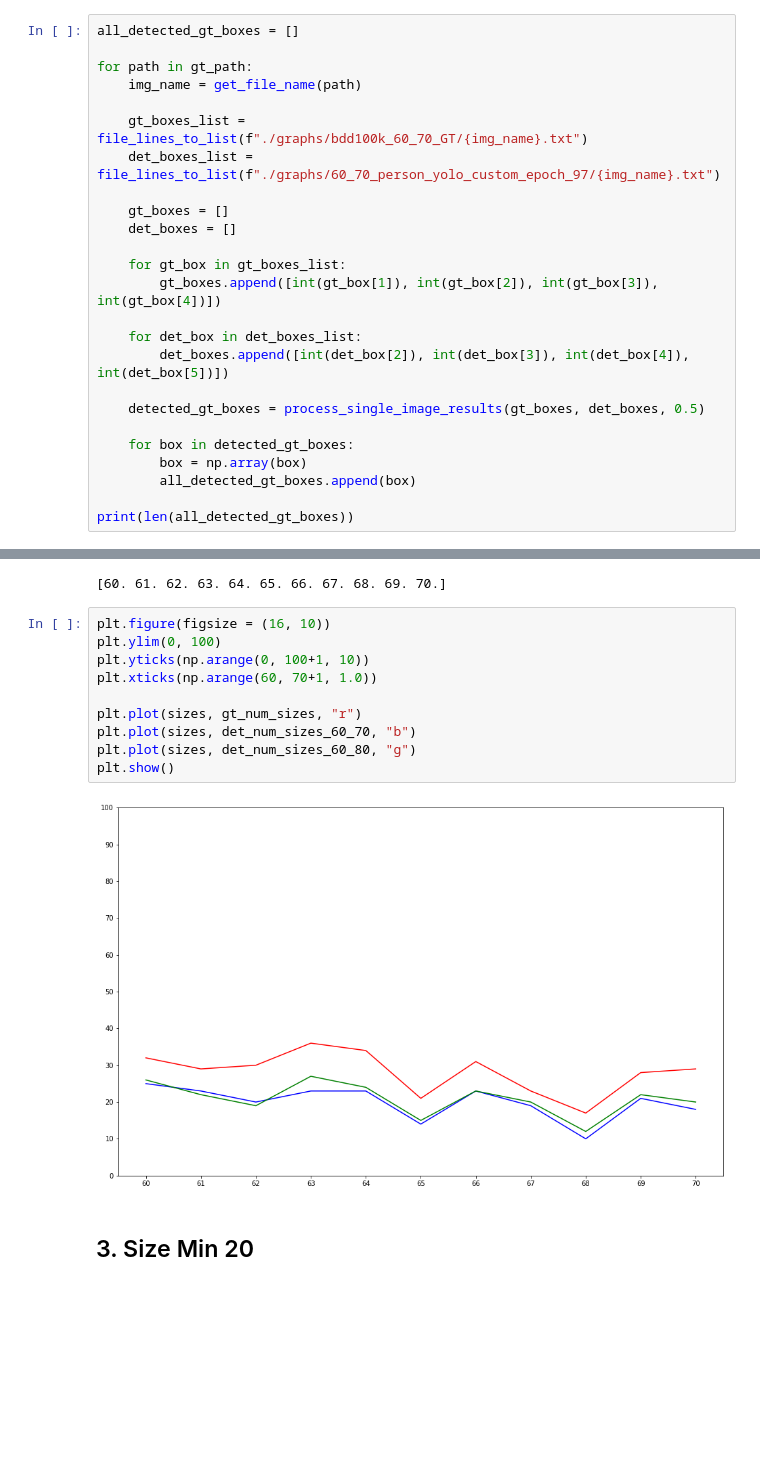
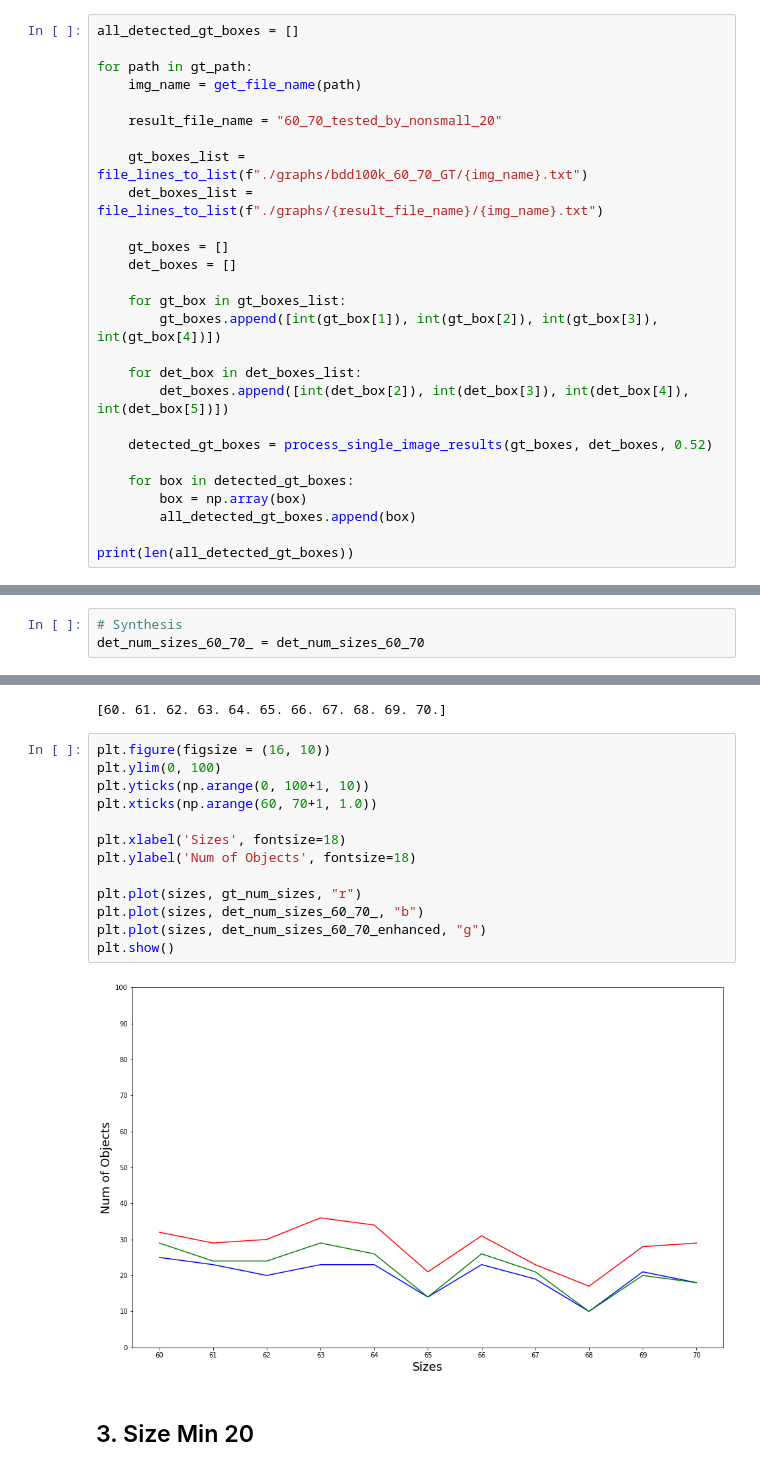
Before and after one commit to tranleanh/leanh-collections, a Jupyter notebook: gt_tp_fp_graphs_run.ipynb, the cells around one changed output, grey strips where cells are left out. Saved outputs shown, nothing was run; the diff lists cells and outputs as text; blank space fills up the shorter version.

```diff
--- a/gt_tp_fp_graphs_run.ipynb
+++ b/gt_tp_fp_graphs_run.ipynb
@@ -102,8 +103,10 @@ all_detected_gt_boxes = []
 for path in gt_path:
     img_name = get_file_name(path)
 
+    result_file_name = "60_70_tested_by_nonsmall_20"
+
     gt_boxes_list = file_lines_to_list(f"./graphs/bdd100k_60_70_GT/{img_name}.txt")
-    det_boxes_list = file_lines_to_list(f"./graphs/60_70_person_yolo_custom_epoch_97/{img_name}.txt")
+    det_boxes_list = file_lines_to_list(f"./graphs/{result_file_name}/{img_name}.txt")
 
     gt_boxes = []
     det_boxes = []
@@ -114,7 +117,7 @@ for path in gt_path:
     for det_box in det_boxes_list:
         det_boxes.append([int(det_box[2]), int(det_box[3]), int(det_box[4]), int(det_box[5])])
 
-    detected_gt_boxes = process_single_image_results(gt_boxes, det_boxes, 0.5)
+    detected_gt_boxes = process_single_image_results(gt_boxes, det_boxes, 0.52)
 
     for box in detected_gt_boxes:
         box = np.array(box)
@@ -161,0 +194,3 @@ plt.show()
+# %%
+# Synthesis
+det_num_sizes_60_70_ = det_num_sizes_60_70
@@ -258,15 +317,18 @@ det_num_sizes_60_80 = np.array([26, 22, 19, 27, 24, 15, 23, 20, 12, 22, 20], dty
 # %%
 plt.figure(figsize = (16, 10))
 plt.ylim(0, 100)
 plt.yticks(np.arange(0, 100+1, 10))
 plt.xticks(np.arange(60, 70+1, 1.0))
 
+plt.xlabel('Sizes', fontsize=18)
+plt.ylabel('Num of Objects', fontsize=18)
+
 plt.plot(sizes, gt_num_sizes, "r")
-plt.plot(sizes, det_num_sizes_60_70, "b")
-plt.plot(sizes, det_num_sizes_60_80, "g")
+plt.plot(sizes, det_num_sizes_60_70_, "b")
+plt.plot(sizes, det_num_sizes_60_70_enhanced, "g")
 plt.show()
 # %% [output]
-[figure, old version]
+[figure, new version]
 # %% [markdown]
 ## 3. Size Min 20
 # %%
```
Also changed, not shown: parts of 32 cells of this notebook, 1 other file.
